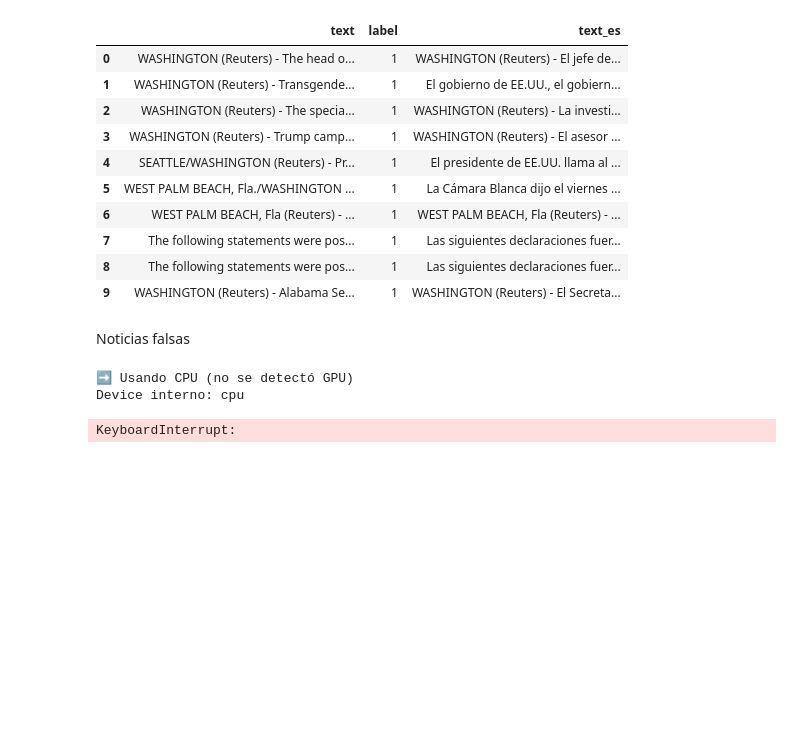
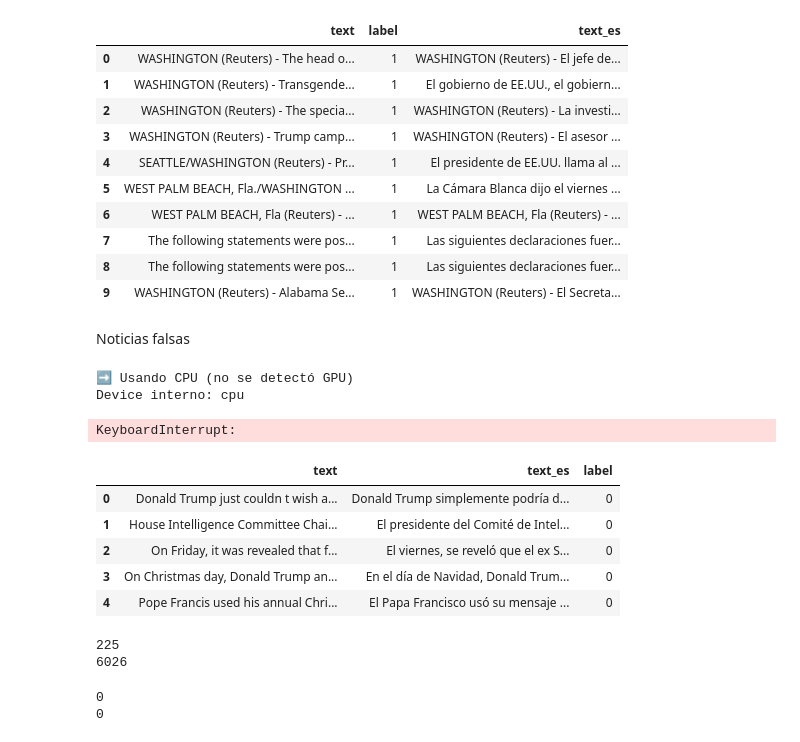
Before and after one commit to Zelxel-zx/1ACC0219-TP-TF-2025-2, a Jupyter notebook: code/code.ipynb, the cells around one changed output. Drawn from its saved outputs; the diff is of its cells as text; code cells hidden in the pictures; blank space fills up the shorter version.

```diff
--- a/code/code.ipynb
+++ b/code/code.ipynb
@@ -211,0 +204,11 @@ data.to_csv('../data/news_dataset.zip', index=False, compression={'method': 'zip
+# %%
+data_fake_traducido = pd.read_csv('../data/dataset_fake_traducido.csv')
+data_fake_traducido['label'] = 0
+data_fake_traducido.head()
+# %% [output]
+|  | text | text_es | label |
+| 0 | Donald Trump just couldn t wish a... | Donald Trump simplemente podría d... | 0 |
+| 1 | House Intelligence Committee Chai... | El presidente del Comité de Intel... | 0 |
+| 2 | On Friday, it was revealed that f... | El viernes, se reveló que el ex S... | 0 |
+| 3 | On Christmas day, Donald Trump an... | En el día de Navidad, Donald Trum... | 0 |
+| 4 | Pope Francis used his annual Chri... | El Papa Francisco usó su mensaje ... | 0 |
@@ -211,0 +219,6 @@ data.to_csv('../data/news_dataset.zip', index=False, compression={'method': 'zip
+# %%
+print(dataset_true_traducido.duplicated().sum())
+print(data_fake_traducido.duplicated().sum())
+# %% [output]
+225
+6026
@@ -211,0 +228,6 @@ data.to_csv('../data/news_dataset.zip', index=False, compression={'method': 'zip
+# %%
+print(dataset_true_traducido.duplicated().sum())
+print(data_fake_traducido.duplicated().sum())
+# %% [output]
+0
+0
```
Also changed, not shown: parts of 7 cells of this notebook, 3 other files.
